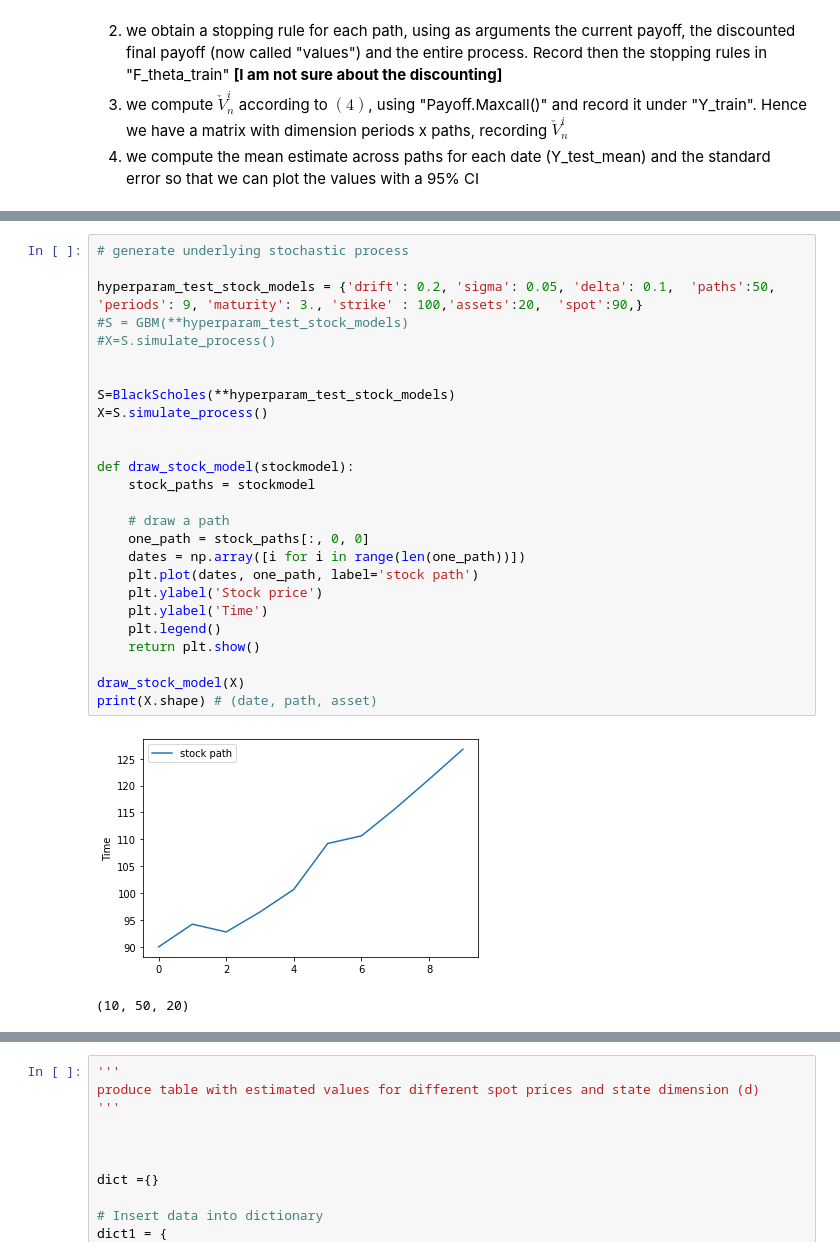
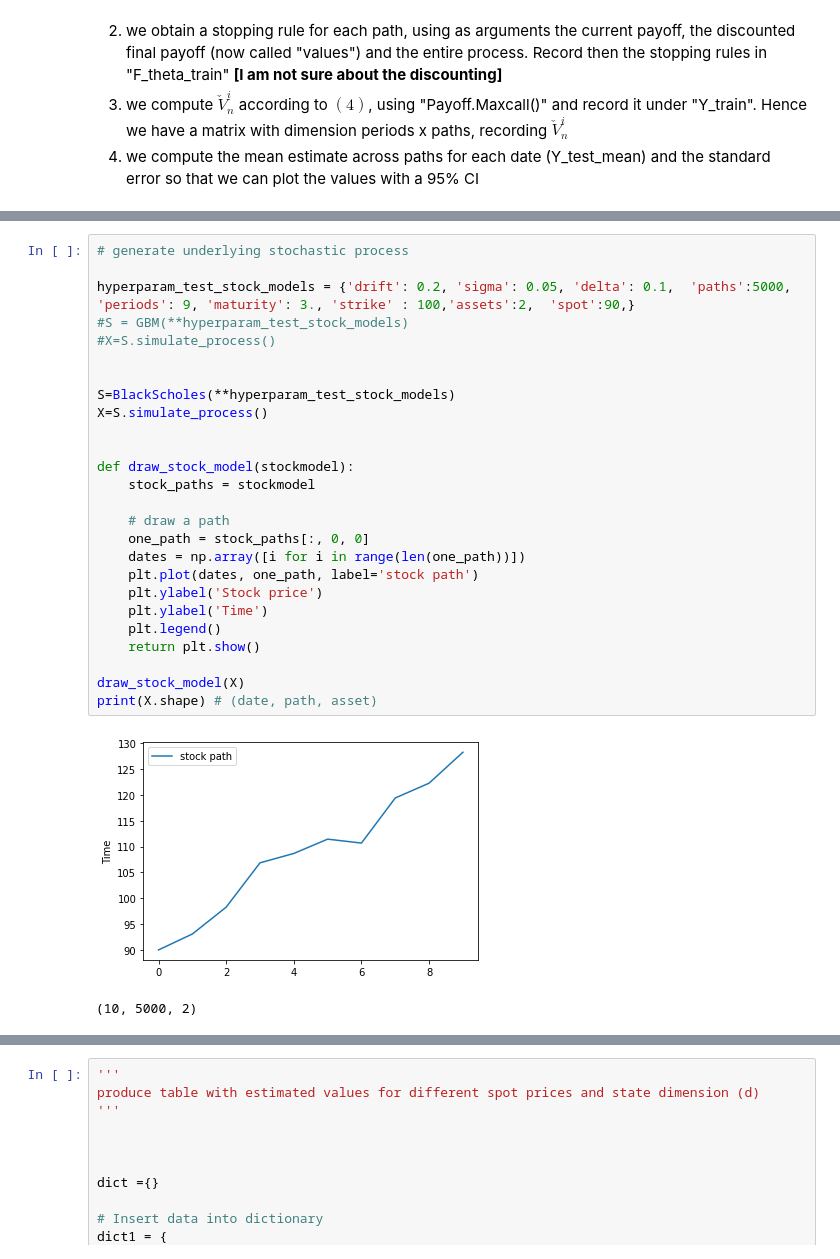
Before and after one commit to claudia-viaro/optimal_stopping-switching, a Jupyter notebook: optimal_stopping_V1.ipynb, the cells around one changed output, grey strips where cells are left out. Saved outputs shown, nothing was run; the diff lists cells and outputs as text.

```diff
--- a/optimal_stopping_V1.ipynb
+++ b/optimal_stopping_V1.ipynb
@@ -337,32 +337,32 @@ class Recursive:
 # %%
 # generate underlying stochastic process
 
-hyperparam_test_stock_models = {'drift': 0.2, 'sigma': 0.05, 'delta': 0.1,  'paths':50, 'periods': 9, 'maturity': 3., 'strike' : 100,'assets':20,  'spot':90,}
+hyperparam_test_stock_models = {'drift': 0.2, 'sigma': 0.05, 'delta': 0.1,  'paths':5000, 'periods': 9, 'maturity': 3., 'strike' : 100,'assets':2,  'spot':90,}
 #S = GBM(**hyperparam_test_stock_models)
 #X=S.simulate_process()
 
 
 S=BlackScholes(**hyperparam_test_stock_models)
 X=S.simulate_process()
 
 
 def draw_stock_model(stockmodel):
     stock_paths = stockmodel
 
     # draw a path
     one_path = stock_paths[:, 0, 0]
     dates = np.array([i for i in range(len(one_path))])
     plt.plot(dates, one_path, label='stock path')
     plt.ylabel('Stock price')
     plt.ylabel('Time')
     plt.legend()
     return plt.show()
 
 draw_stock_model(X)
 print(X.shape) # (date, path, asset)
 # %% [output]
-[figure, old version]
+[figure, new version]
-(10, 50, 20)
+(10, 5000, 2)
 # %%
 t_begin = time.time()
 
```
Also changed, not shown: parts of 2 cells of this notebook.
